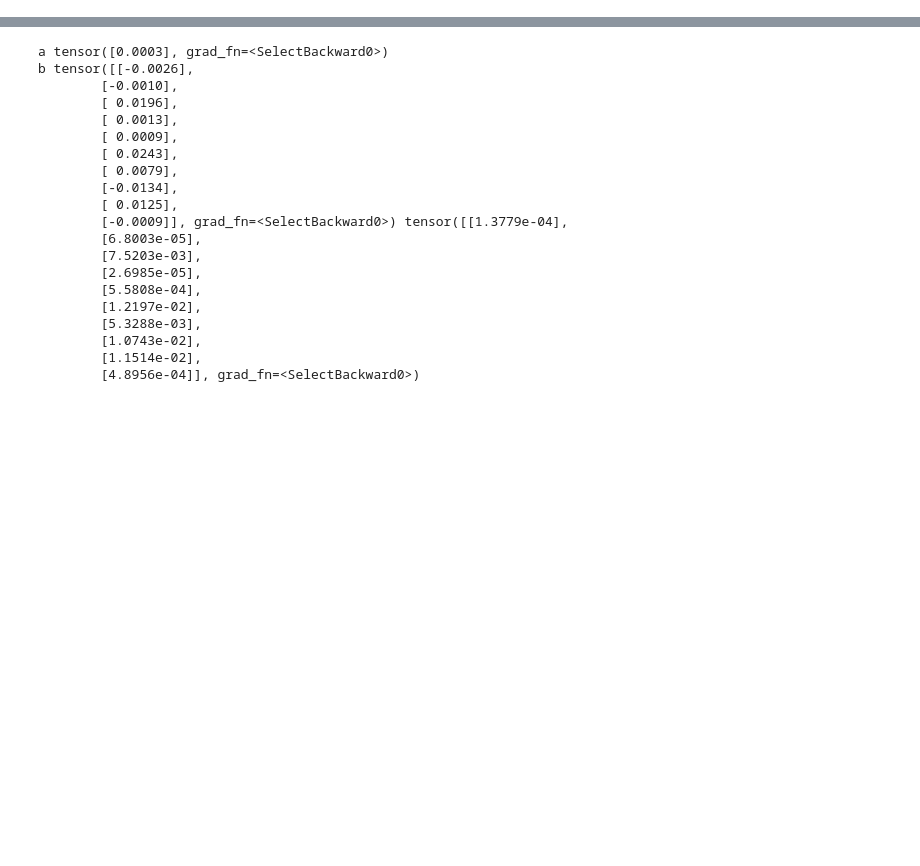
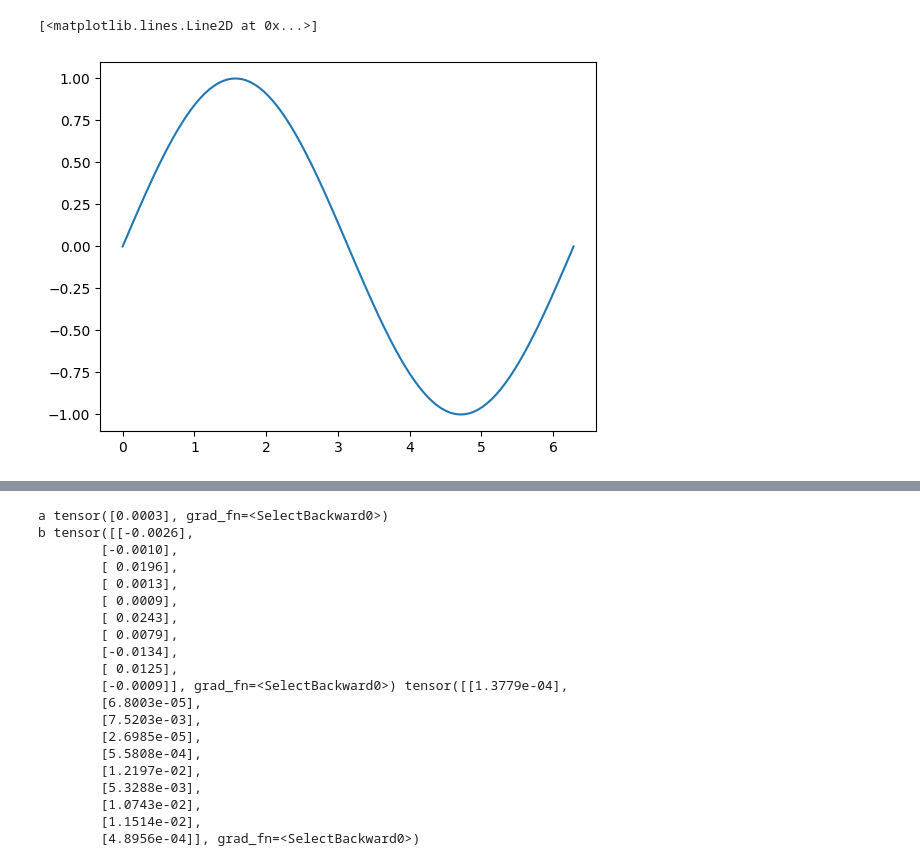
Before and after one commit to 1101AlexZab1011/deepmeg, a Jupyter notebook: dev/autoregressive.ipynb, the cells around one changed output, grey strips where cells are left out. Drawn from its saved outputs; the diff is of its cells as text; code cells hidden in the pictures; blank space fills up the shorter version.

```diff
--- a/dev/autoregressive.ipynb
+++ b/dev/autoregressive.ipynb
@@ -24,0 +61,5 @@ import scipy as sp
+# %%
+plt.plot(t, y)
+# %% [output]
+[<matplotlib.lines.Line2D at 0x...>]
+[figure, added]
```
Also changed, not shown: parts of 21 cells of this notebook, 3 other files.
